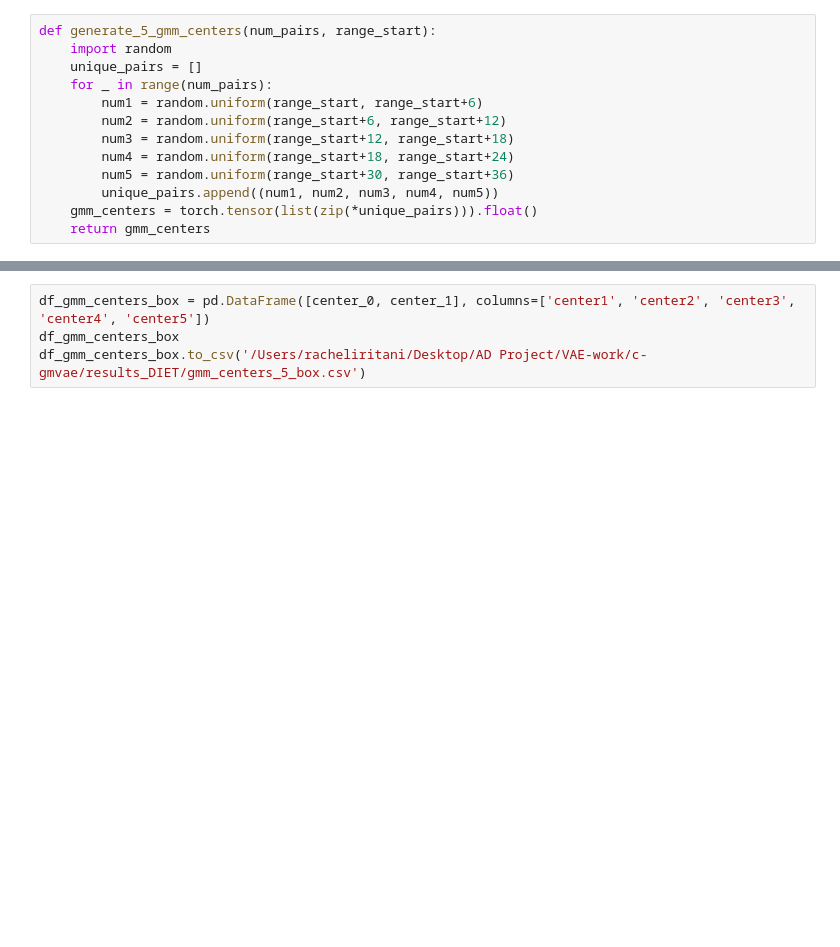
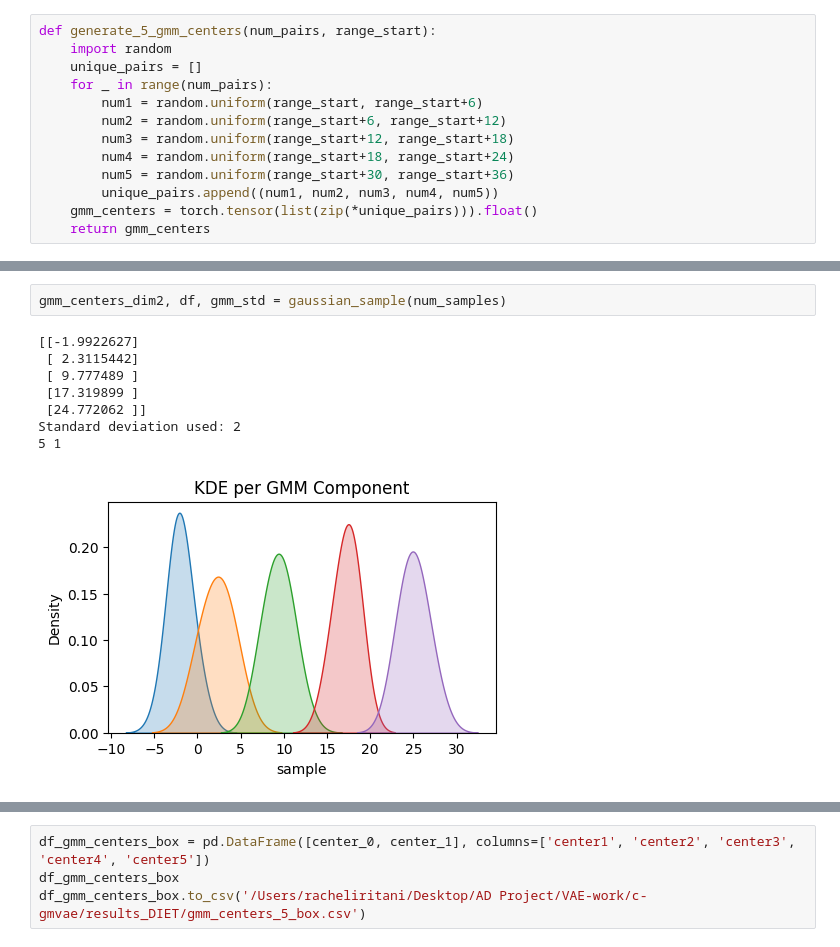
Before and after one commit to draeloslab/mm-vae, a Jupyter notebook: generate_gmm_priors.ipynb, the cells around one changed output, grey strips where cells are left out. Drawn from its saved outputs; the diff is of its cells as text; blank space fills up the shorter version.

```diff
--- a/generate_gmm_priors.ipynb
+++ b/generate_gmm_priors.ipynb
@@ -96,0 +96,11 @@ np.squeeze(gmm_centers_dim1, axis=-1).shape
+# %%
+gmm_centers_dim2, df, gmm_std = gaussian_sample(num_samples)
+# %% [output]
+[[-1.9922627]
+ [ 2.3115442]
+ [ 9.777489 ]
+ [17.319899 ]
+ [24.772062 ]]
+Standard deviation used: 2
+5 1
+[figure, added]
```
Also changed, not shown: parts of 17 cells of this notebook, 13 other files.
